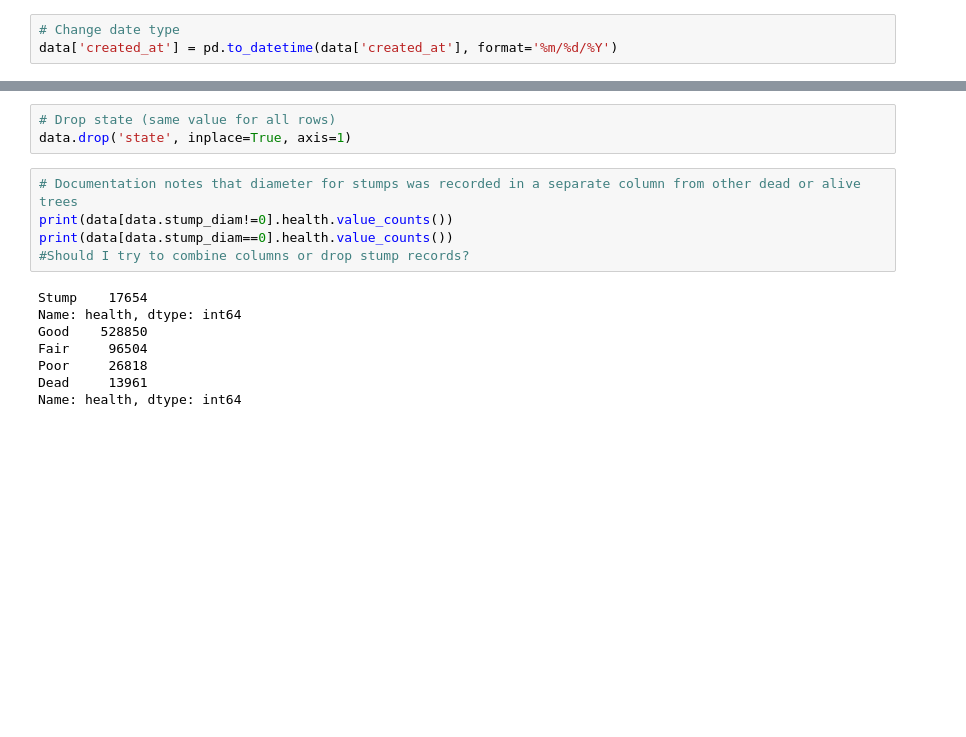
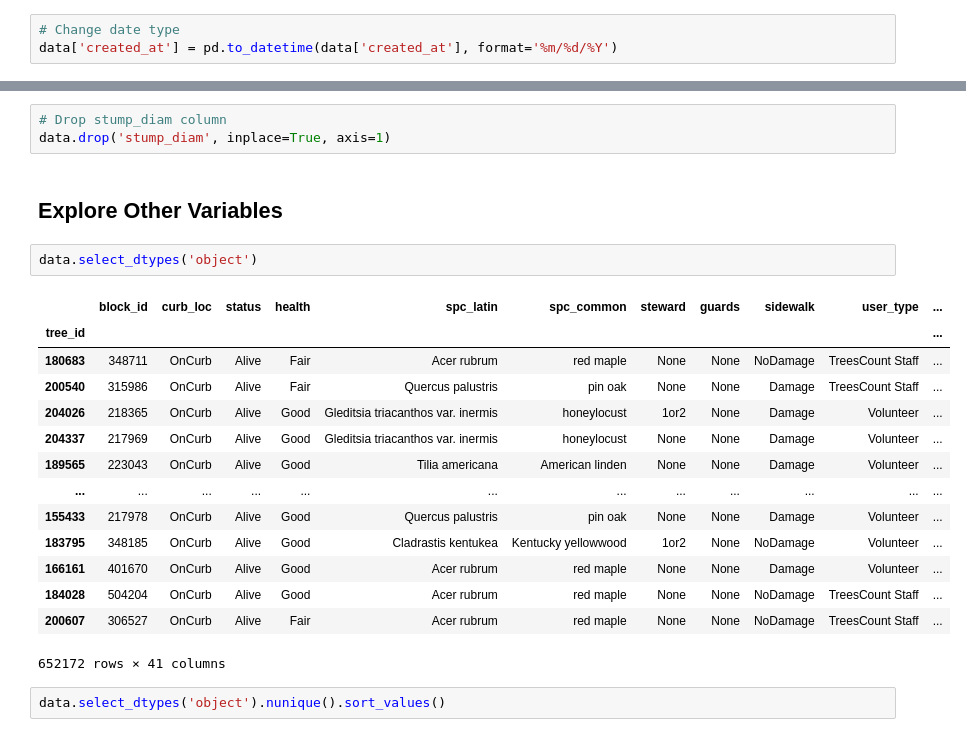
Before and after one commit to enk147/Capstone2, a Jupyter notebook: Capstone2_Data_Wrangling.ipynb, the cells around one changed output, grey strips where cells are left out. Cells and saved outputs as stored; diff of their text form; blank space fills up the shorter version.

```diff
--- a/Capstone2_Data_Wrangling.ipynb
+++ b/Capstone2_Data_Wrangling.ipynb
@@ -182,16 +170,24 @@ data.select_dtypes('object').describe()
 # %%
-# Drop state (same value for all rows)
-data.drop('state', inplace=True, axis=1)
+# Drop stump_diam column
+data.drop('stump_diam', inplace=True, axis=1)
-# %%
-# Documentation notes that diameter for stumps was recorded in a separate column from other dead or alive trees
-print(data[data.stump_diam!=0].health.value_counts())
-print(data[data.stump_diam==0].health.value_counts())
-#Should I try to combine columns or drop stump records?
-# %% [output]
-Stump    17654
-Name: health, dtype: int64
-Good    528850
-Fair     96504
-Poor     26818
-Dead     13961
-Name: health, dtype: int64
+# %% [markdown]
+## Explore Other Variables
+# %%
+data.select_dtypes('object')
+# %% [output]
+|  | block_id | curb_loc | status | health | spc_latin | spc_common | steward | guards | sidewalk | user_type | ... |
+| tree_id |  |  |  |  |  |  |  |  |  |  | ... |
+| 180683 | 348711 | OnCurb | Alive | Fair | Acer rubrum | red maple | None | None | NoDamage | TreesCount Staff | ... |
+| 200540 | 315986 | OnCurb | Alive | Fair | Quercus palustris | pin oak | None | None | Damage | TreesCount Staff | ... |
+| 204026 | 218365 | OnCurb | Alive | Good | Gleditsia triacanthos var. inermis | honeylocust | 1or2 | None | Damage | Volunteer | ... |
+| 204337 | 217969 | OnCurb | Alive | Good | Gleditsia triacanthos var. inermis | honeylocust | None | None | Damage | Volunteer | ... |
+| 189565 | 223043 | OnCurb | Alive | Good | Tilia americana | American linden | None | None | Damage | Volunteer | ... |
+| ... | ... | ... | ... | ... | ... | ... | ... | ... | ... | ... | ... |
+| 155433 | 217978 | OnCurb | Alive | Good | Quercus palustris | pin oak | None | None | Damage | Volunteer | ... |
+| 183795 | 348185 | OnCurb | Alive | Good | Cladrastis kentukea | Kentucky yellowwood | 1or2 | None | NoDamage | Volunteer | ... |
+| 166161 | 401670 | OnCurb | Alive | Good | Acer rubrum | red maple | None | None | Damage | Volunteer | ... |
+| 184028 | 504204 | OnCurb | Alive | Good | Acer rubrum | red maple | None | None | NoDamage | TreesCount Staff | ... |
+| 200607 | 306527 | OnCurb | Alive | Fair | Acer rubrum | red maple | None | None | NoDamage | TreesCount Staff | ... |
+652172 rows × 41 columns
+# %%
+data.select_dtypes('object').nunique().sort_values()
```
Also changed, not shown: parts of 37 cells of this notebook.
